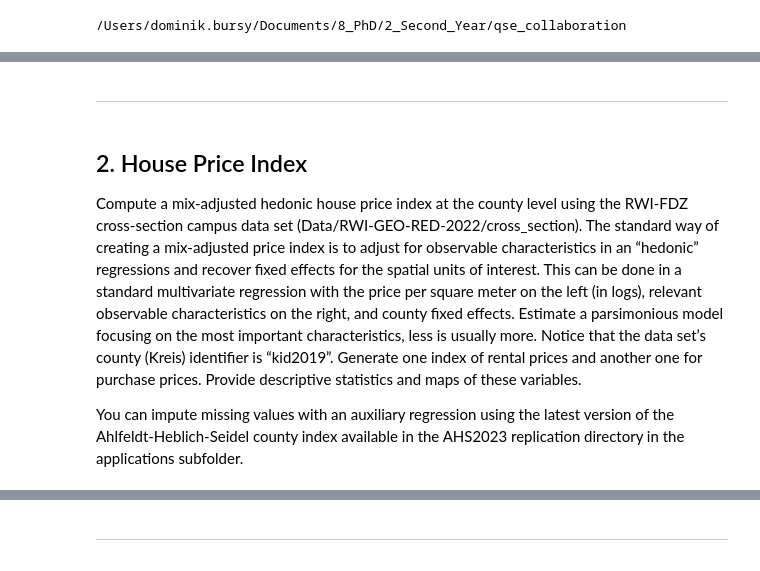
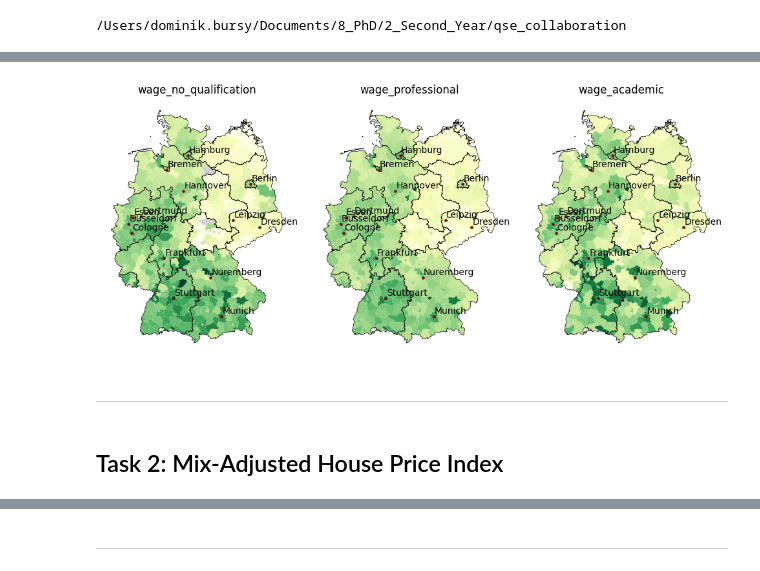
Before and after one commit to dbursy/qse_collaboration, a Jupyter notebook: notebooks/QSE_Tutorial_1_Group_2.ipynb, the cells around one changed output, grey strips where cells are left out. Drawn from its saved outputs; the diff is of its cells as text; code cells hidden in the pictures.

```diff
--- a/notebooks/QSE_Tutorial_1_Group_2.ipynb
+++ b/notebooks/QSE_Tutorial_1_Group_2.ipynb
@@ -137,9 +198,27 @@ plt.tight_layout()
+# %%
+figure, axis = plt.subplots(1, 3, figsize=(10, 10))
+
+for skill_group in list_wage_skill_groups:
+    axis_index = list_wage_skill_groups.index(skill_group)
+    gdf_germany_counties.plot(column=skill_group, cmap='YlGn', ax=axis[axis_index],
+                              missing_kwds={"color": "lightgrey", "label": "Missing values"})
+    gdf_germany_states.plot(facecolor='none', edgecolor='black', linewidth=0.5, ax=axis[axis_index])
+    gdf_germany_cities_large.plot(marker='o', color='maroon', markersize=5, ax=axis[axis_index])
+
+    for x, y, label in zip(gdf_germany_cities_large.geometry.x, gdf_germany_cities_large.geometry.y, gdf_germany_cities_large.city):
+        ax=axis[axis_index].annotate(label, xy=(x, y), xytext=(1, 3), textcoords='offset points', fontsize=10)
+
+    ax=axis[axis_index].set_title(skill_group)
+    ax=axis[axis_index].set_axis_off()
+
+if savefigures:
+    plt.savefig(f'{ROOT_FOLDER}/output/germany_wages.png', bbox_inches='tight')
+else:
+    plt.tight_layout()
+# %% [output]
+[figure, added]
 # %% [markdown]
 ---
-# %% [markdown]
-## 2. House Price Index <a class="anchor" id="house_price_index"></a>
-
-Compute a mix-adjusted hedonic house price index at the county level using the RWI-FDZ cross-section campus data set (Data/RWI-GEO-RED-2022/cross_section). The standard way of creating a mix-adjusted price index is to adjust for observable characteristics in an “hedonic” regressions and recover fixed effects for the spatial units of interest. This can be done in a standard multivariate regression with the price per square meter on the left (in logs), relevant observable characteristics on the right, and county fixed effects. Estimate a parsimonious model focusing on the most important characteristics, less is usually more. Notice that the data set’s county (Kreis) identifier is “kid2019”. Generate one index of rental prices and another one for purchase prices. Provide descriptive statistics and maps of these variables.
-
-You can impute missing values with an auxiliary regression using the latest version of the Ahlfeldt-Heblich-Seidel county index available in the AHS2023 replication directory in the applications subfolder.
+# %% [markdown]
+## Task 2: Mix-Adjusted House Price Index <a class="anchor" id="house_price_index"></a>
 # %%
```
Also changed, not shown: parts of 75 cells of this notebook, 1 other file.
